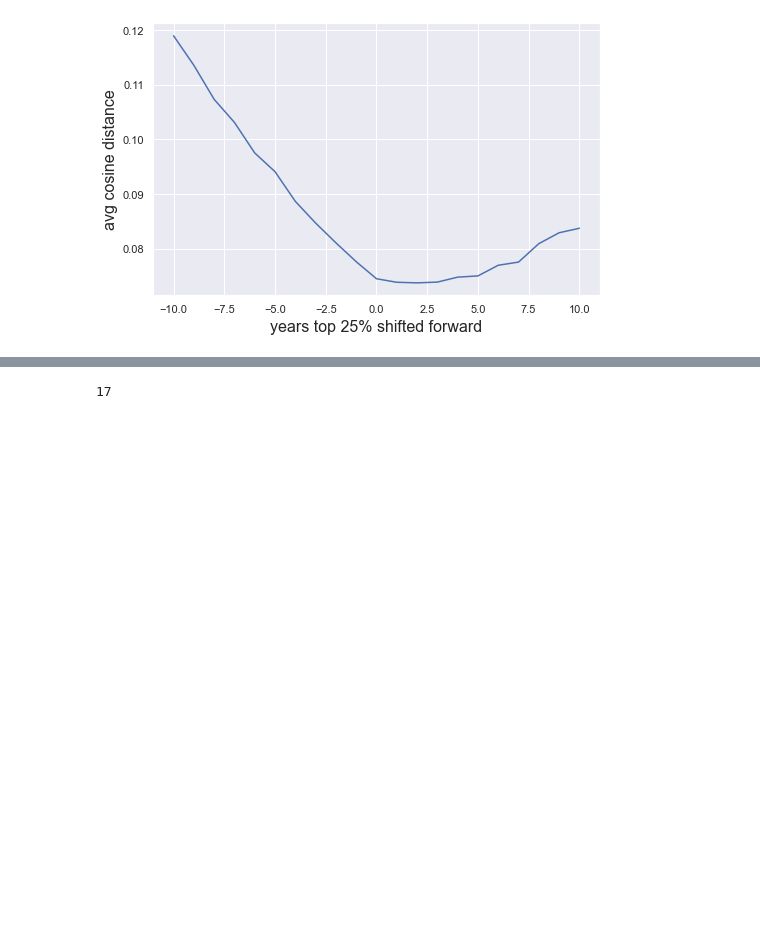
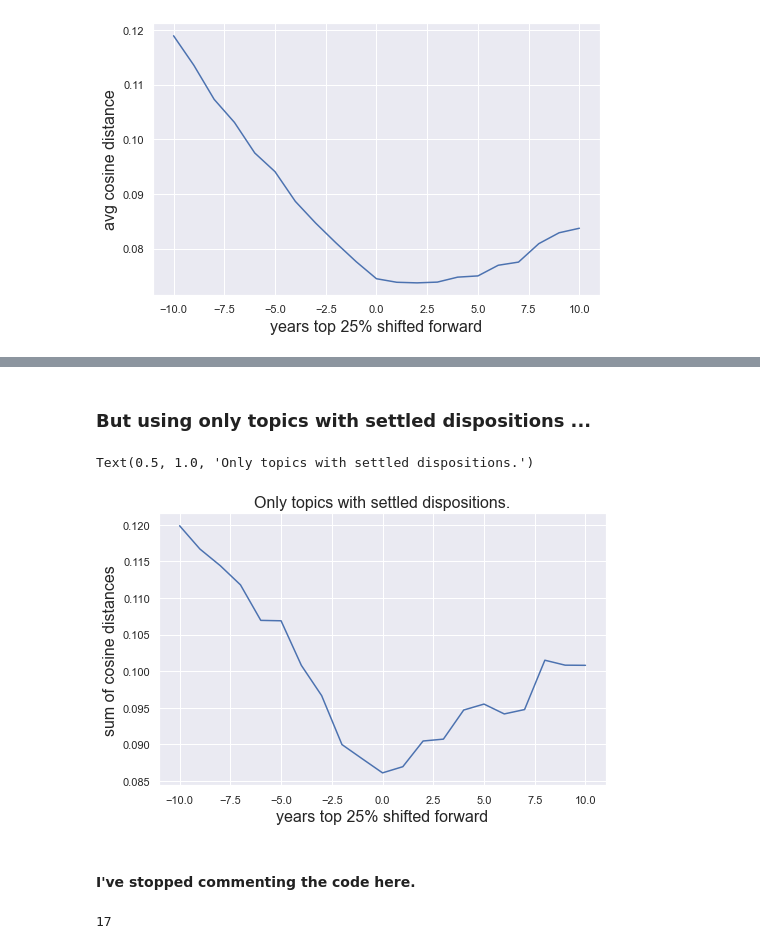
Before and after one commit to tedunderwood/avant, a Jupyter notebook: firstresults200k/granger.ipynb, the cells around one changed output, grey strips where cells are left out. Saved outputs shown, nothing was run; the diff lists cells and outputs as text; code cells hidden in the pictures; blank space fills up the shorter version.

```diff
--- a/firstresults200k/granger.ipynb
+++ b/firstresults200k/granger.ipynb
@@ -152,3 +212,23 @@ Text(0, 0.5, 'sum of cosine distances')
+# %% [markdown]
+### But using only topics with settled dispositions ...
+# %%
+laglist = []
+cosinelist = []
+for lag in range(-10, 11):
+    thesum = compare_cosinesums(wideyears, otheryears, lag, sdmmask)
+    cosinelist.append(thesum)
+    laglist.append(lag)
+# %%
+df = pd.DataFrame({'lag': laglist, 'cos': cosinelist})
+j = sns.lineplot(x = 'lag', y = 'cos', data = df)
+j.set_xlabel('years top 25% shifted forward',fontsize=16)
+j.set_ylabel('sum of cosine distances',fontsize=16)
+j.set_title('Only topics with settled dispositions.', fontsize = 16)
+# %% [output]
+Text(0.5, 1.0, 'Only topics with settled dispositions.')
+[figure, added]
+# %% [markdown]
+#### I've stopped commenting the code here.
 # %%
 cosinelist.index(min(cosinelist))
 # %% [output]
```
Also changed, not shown: parts of 25 cells of this notebook.
